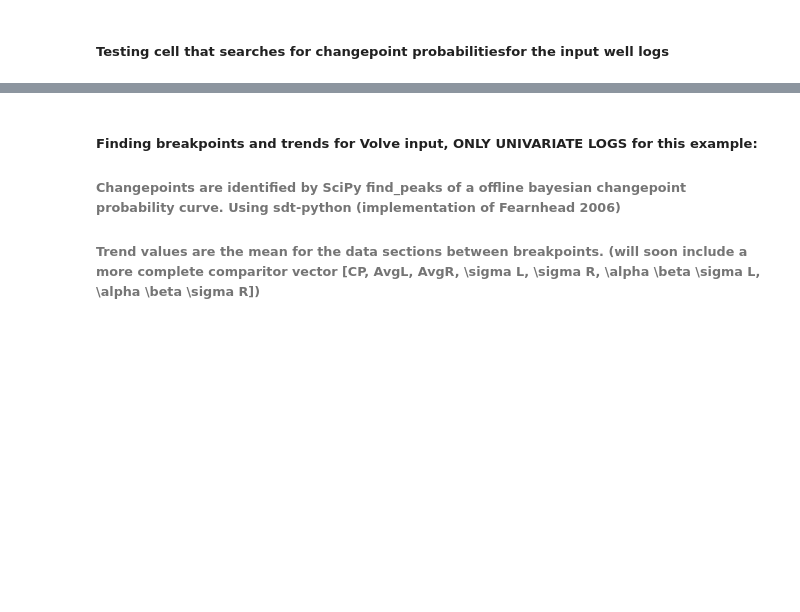
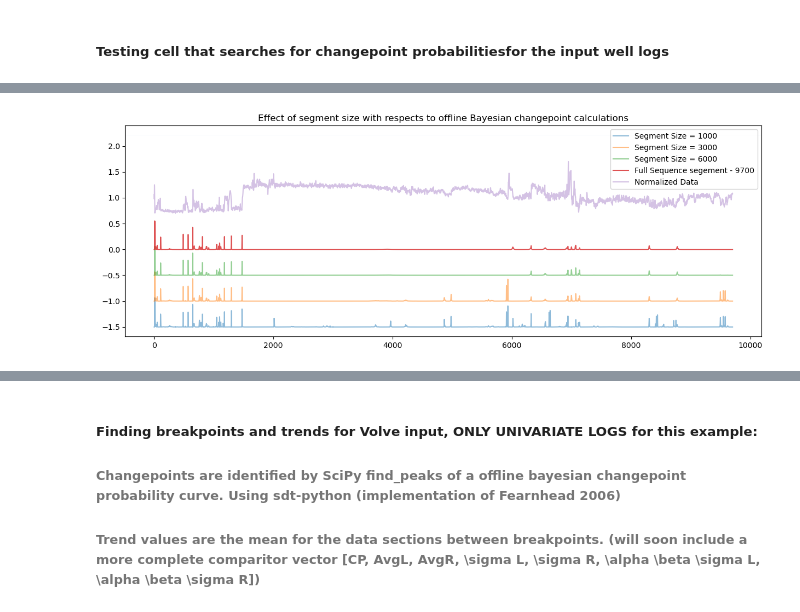
Before and after one commit to phasyn8/different_bayes, a Jupyter notebook: Demonstration_Probabilistic.ipynb, the cells around one changed output, grey strips where cells are left out. Cells and saved outputs as stored; diff of their text form; code cells hidden in the pictures; blank space fills up the shorter version.

```diff
--- a/Demonstration_Probabilistic.ipynb
+++ b/Demonstration_Probabilistic.ipynb
@@ -350 +318,17 @@ plt.legend(loc='upper left')
+# %%
+# Plotting the resuts from the cell above
+
+plt.figure(figsize=(15,5))
+
+plt.plot(PEF_seg_1000-1.5, alpha=0.5, label='Segment Size = 1000')
+plt.plot(PEF_seg_3000-1, alpha=0.5, label='Segment Size = 3000')
+plt.plot(PEF_seg_6000-.5, alpha=0.5, label='Segment Size = 6000')
+#plt.plot(cp_Tools.normalize_array(df_f1clip['PEF'],0,0))
+plt.plot(PEF_, alpha=0.8, label='Full Sequence segement - 9700')
+plt.plot(cp_Tools.normalize_array(df_f1clip['PEF'].values,0,0)+.7, alpha=0.4, label='Normalized Data')
+plt.legend(loc='upper right')
+plt.axhline(2.21, alpha=.01)
+plt.title('Effect of segment size with respects to offline Bayesian changepoint calculations');
+# %% [output]
+[figure, added]
 # %% [markdown]
```
Also changed, not shown: parts of 50 cells of this notebook, 6 other files.
